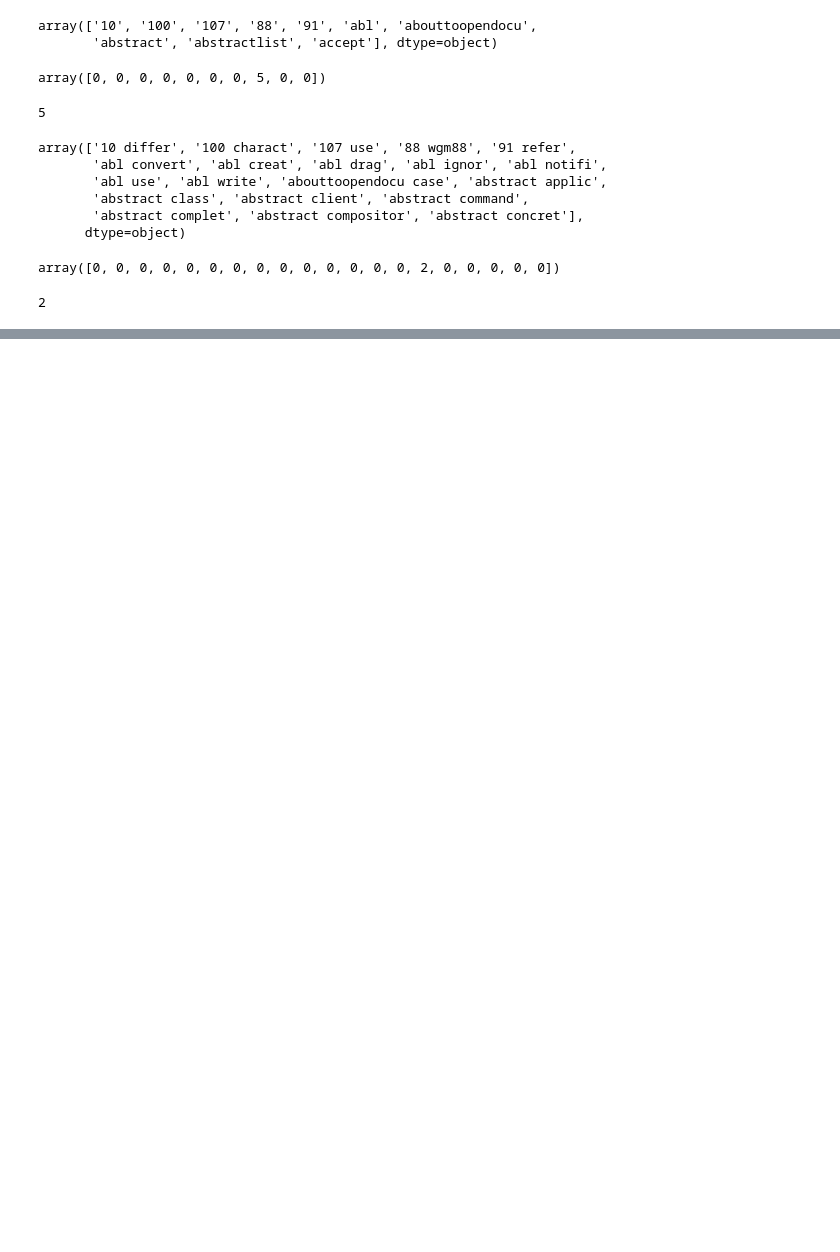
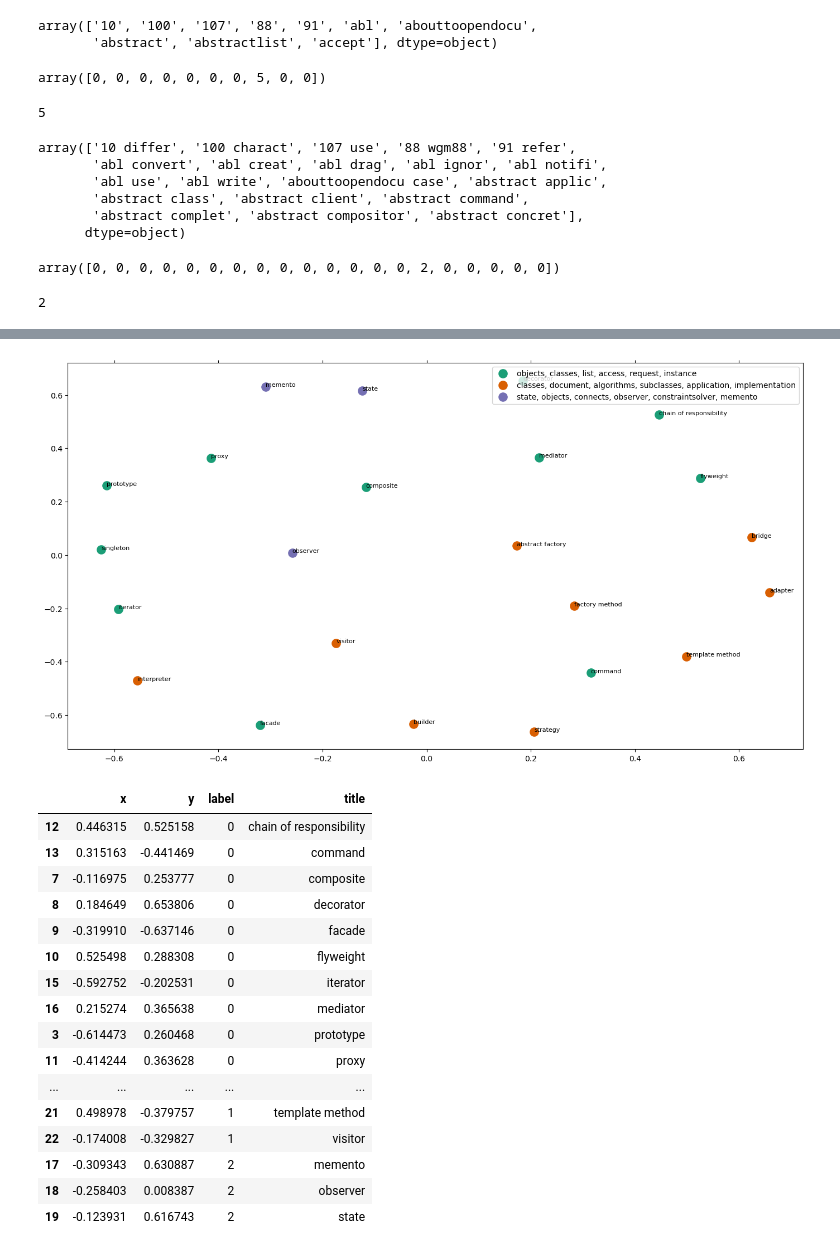
Before and after one commit to RETprojects/SWENG480-Team21, a Jupyter notebook: ml/gof-problem-domain.ipynb, the cells around one changed output, grey strips where cells are left out. Saved outputs shown, nothing was run; the diff lists cells and outputs as text; code cells hidden in the pictures; blank space fills up the shorter version.

Commit message:
Improve visualization

```diff
--- a/ml/gof-problem-domain.ipynb
+++ b/ml/gof-problem-domain.ipynb
@@ -95,13 +97,17 @@ array(['10 differ', '100 charact', '107 use', '88 wgm88', '91 refer',
       dtype=object)
 array([0, 0, 0, 0, 0, 0, 0, 0, 0, 0, 0, 0, 0, 0, 2, 0, 0, 0, 0, 0])
 2
+# %%
+from sklearn.feature_extraction.text import TfidfTransformer
+
+tfidf_transformer = TfidfTransformer()
+tfidf_matrix = tfidf_transformer.fit_transform(count_matrix)
+
+# with pd.option_context('display.max_rows', None, 'display.max_columns', None):  # more options can be specified also
 # %%
-terms = tfidf_vectorizer.get_feature_names_out()
+terms = count_vectorizer.get_feature_names_out()
 
-import numpy as np
-np.set_printoptions(threshold=np.inf)
-
-display(terms[:100])
+display(terms[:10])
 
 from sklearn.metrics.pairwise import cosine_similarity
 dist = 1 - cosine_similarity(tfidf_matrix)
@@ -127,8 +138,13 @@ joblib.dump(km,  'doc_cluster1.pkl')
 km = joblib.load('doc_cluster1.pkl')
 clusters = km.labels_.tolist()
 # %%
-films = {
-    'name': df['name'].tolist(), 'intent': df['intent'].tolist(), 'motivation': df['motivation'].tolist(), 'applicability': df['applicability'].tolist(), 'cluster': clusters }
+patterns = {
+    'name': df['name'].tolist(),
+    'intent': df['intent'].tolist(),
+    'motivation': df['motivation'].tolist(),
+    'applicability': df['applicability'].tolist(),
+    'cluster': clusters
+}
 
-frame = pd.DataFrame(films, index = [clusters] , columns = ['name', 'intent', 'motivation', 'applicability', 'cluster'])
+frame = pd.DataFrame(patterns, index = [clusters] , columns = ['name', 'intent', 'motivation', 'applicability', 'cluster'])
 # %%
@@ -184,9 +217,9 @@ print()
 cluster_colors = {0: '#1b9e77', 1: '#d95f02', 2: '#7570b3', 3: '#e7298a', 4: '#66a61e'}
 
 #set up cluster names using a dict
-cluster_names = {0: 'graphical, request, interface, user, drawing, editor',
-                 1: 'document, application, creating, subclasses, request, text',
-                 2: 'interface, clients, instances, define, change, abstract'}
+cluster_names = {0: 'objects, classes, list, access, request, instance',
+                 1: 'classes, document, algorithms, subclasses, application, implementation',
+                 2: 'state, objects, connects, observer, constraintsolver, memento'}
 # %%
 
 #some ipython magic to show the matplotlib plots inline
@@ -208,30 +241,59 @@ ax.margins(0.05) # Optional, just adds 5% padding to the autoscaling
 for name, group in groups:
     ax.plot(group.x, group.y, marker='o', linestyle='', ms=12,
             label=cluster_names[name], color=cluster_colors[name],
             mec='none')
     ax.set_aspect('auto')
     ax.tick_params(\
         axis= 'x',          # changes apply to the x-axis
         which='both',      # both major and minor ticks are affected
         bottom='off',      # ticks along the bottom edge are off
         top='off',         # ticks along the top edge are off
         labelbottom='off')
     ax.tick_params(\
         axis= 'y',         # changes apply to the y-axis
         which='both',      # both major and minor ticks are affected
         left='off',      # ticks along the bottom edge are off
         top='off',         # ticks along the top edge are off
         labelleft='off')
 
 ax.legend(numpoints=1)  #show legend with only 1 point
 
 #add label in x,y position with the label as the film title
+
+
 for i in range(len(df)):
     ax.text(df.loc[i]['x'], df.loc[i]['y'], df.loc[i]['title'], size=8)
 
 
 
 plt.show() #show the plot
 
 #uncomment the below to save the plot if need be
 #plt.savefig('clusters_small_noaxes.png', dpi=200)
+
+display(df.sort_values(by=['label', 'title']))
+
+# correct_clusters = pd.DataFrame({
+#     'title': ['abstract factory', 'builder', 'factory method','prototype', 'singleton',
+#               'adapter', 'bridge', 'composite', 'decorator', 'facade', 'flyweight', 'proxy',
+#             'chain of responsibility', 'command', 'interpreter', 'iterator', 'mediator', 'memento', 'observer', 'state', 'strategy', 'template method', 'visitor'],
+#     'label':[1,1,1,1,1
+# %% [output]
+[figure, added]
+|  | x | y | label | title |
+| 12 | 0.446315 | 0.525158 | 0 | chain of responsibility |
+| 13 | 0.315163 | -0.441469 | 0 | command |
+| 7 | -0.116975 | 0.253777 | 0 | composite |
+| 8 | 0.184649 | 0.653806 | 0 | decorator |
+| 9 | -0.319910 | -0.637146 | 0 | facade |
+| 10 | 0.525498 | 0.288308 | 0 | flyweight |
+| 15 | -0.592752 | -0.202531 | 0 | iterator |
+| 16 | 0.215274 | 0.365638 | 0 | mediator |
+| 3 | -0.614473 | 0.260468 | 0 | prototype |
+| 11 | -0.414244 | 0.363628 | 0 | proxy |
+| ... | ... | ... | ... | ... |
+| 21 | 0.498978 | -0.379757 | 1 | template method |
+| 22 | -0.174008 | -0.329827 | 1 | visitor |
+| 17 | -0.309343 | 0.630887 | 2 | memento |
+| 18 | -0.258403 | 0.008387 | 2 | observer |
+| 19 | -0.123931 | 0.616743 | 2 | state |
```
Also changed, not shown: parts of 7 cells of this notebook.
